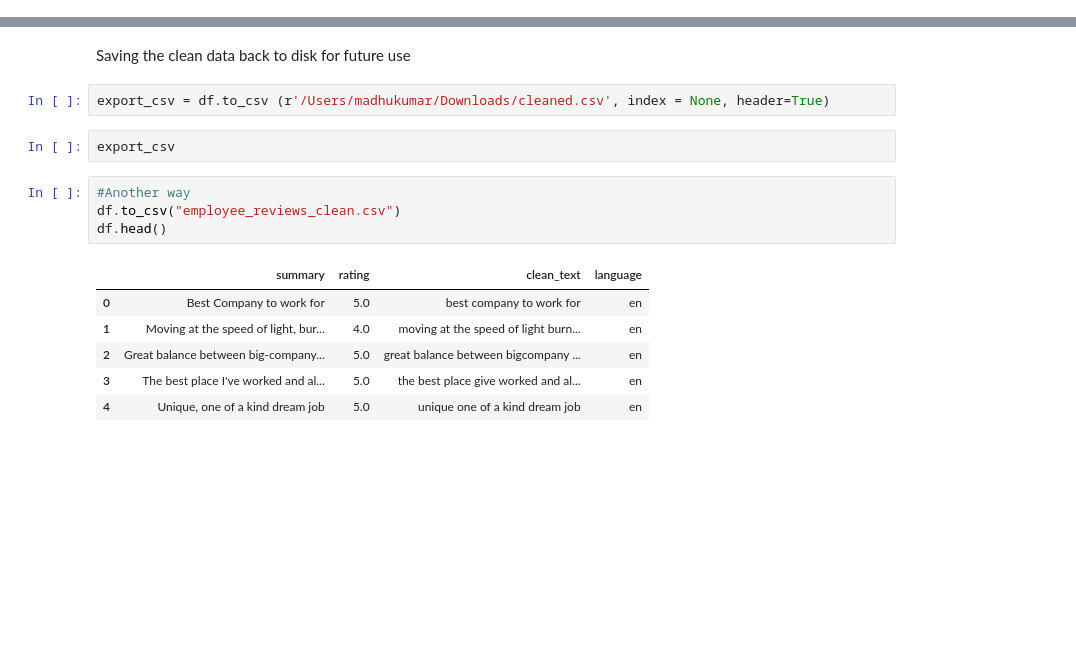
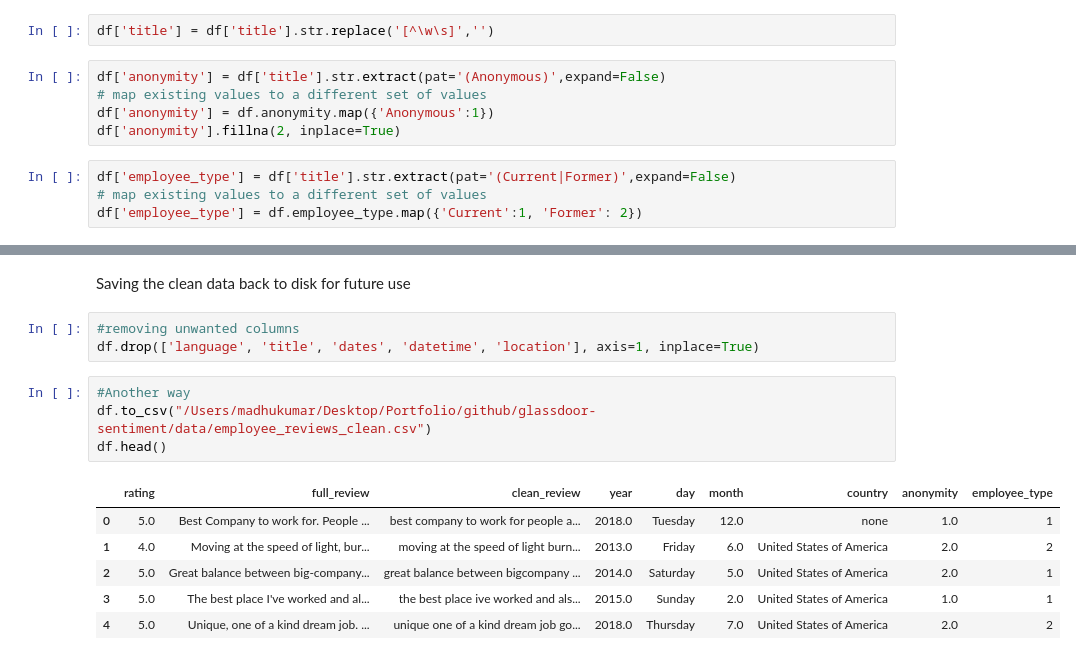
Before and after one commit to madhuqmar/GlassdoorSentimentAnalysis, a Jupyter notebook: Capstone-DataCleaning.ipynb, the cells around one changed output, grey strips where cells are left out. Drawn from its saved outputs; the diff is of its cells as text; blank space fills up the shorter version.

```diff
--- a/Capstone-DataCleaning.ipynb
+++ b/Capstone-DataCleaning.ipynb
@@ -217,19 +256,29 @@ df.head(4)
+# %%
+df['title'] = df['title'].str.replace('[^\w\s]','')
+# %%
+df['anonymity'] = df['title'].str.extract(pat='(Anonymous)',expand=False)
+# map existing values to a different set of values
+df['anonymity'] = df.anonymity.map({'Anonymous':1})
+df['anonymity'].fillna(2, inplace=True)
+# %%
+df['employee_type'] = df['title'].str.extract(pat='(Current|Former)',expand=False)
+# map existing values to a different set of values
+df['employee_type'] = df.employee_type.map({'Current':1, 'Former': 2})
 # %% [markdown]
 # Export to CSV
 # %% [markdown]
 Saving the clean data back to disk for future use
-# %%
-export_csv = df.to_csv (r'/Users/madhukumar/Downloads/cleaned.csv', index = None, header=True)
-# %%
-export_csv
+# %%
+#removing unwanted columns
+df.drop(['language', 'title', 'dates', 'datetime', 'location'], axis=1, inplace=True)
 # %%
 #Another way
-df.to_csv("employee_reviews_clean.csv")
+df.to_csv("/Users/madhukumar/Desktop/Portfolio/github/glassdoor-sentiment/data/employee_reviews_clean.csv")
 df.head()
 # %% [output]
-|  | summary | rating | clean_text | language |
-| 0 | Best Company to work for | 5.0 | best company to work for | en |
-| 1 | Moving at the speed of light, bur... | 4.0 | moving at the speed of light burn... | en |
-| 2 | Great balance between big-company... | 5.0 | great balance between bigcompany ... | en |
-| 3 | The best place I've worked and al... | 5.0 | the best place give worked and al... | en |
-| 4 | Unique, one of a kind dream job | 5.0 | unique one of a kind dream job | en |
+|  | rating | full_review | clean_review | year | day | month | country | anonymity | employee_type |
+| 0 | 5.0 | Best Company to work for. People ... | best company to work for people a... | 2018.0 | Tuesday | 12.0 | none | 1.0 | 1 |
+| 1 | 4.0 | Moving at the speed of light, bur... | moving at the speed of light burn... | 2013.0 | Friday | 6.0 | United States of America | 2.0 | 2 |
+| 2 | 5.0 | Great balance between big-company... | great balance between bigcompany ... | 2014.0 | Saturday | 5.0 | United States of America | 2.0 | 1 |
+| 3 | 5.0 | The best place I've worked and al... | the best place ive worked and als... | 2015.0 | Sunday | 2.0 | United States of America | 1.0 | 1 |
+| 4 | 5.0 | Unique, one of a kind dream job. ... | unique one of a kind dream job go... | 2018.0 | Thursday | 7.0 | United States of America | 2.0 | 2 |
```
Also changed, not shown: parts of 31 cells of this notebook, 7 other files.
